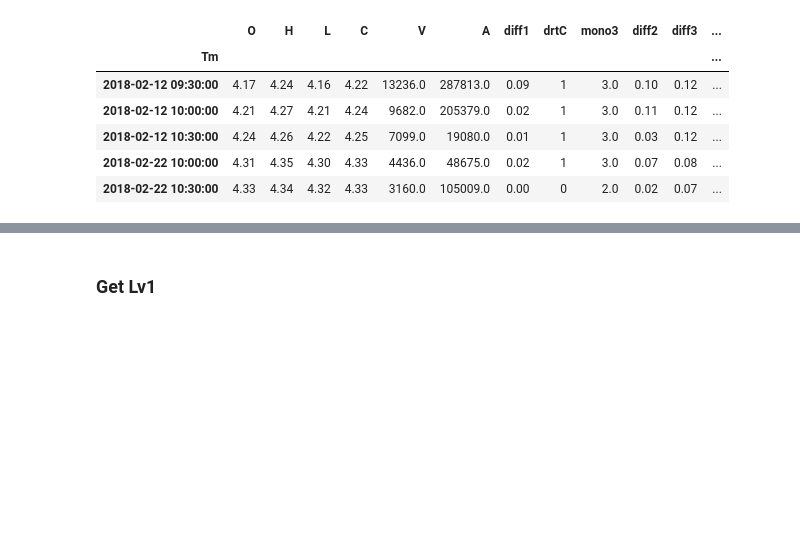
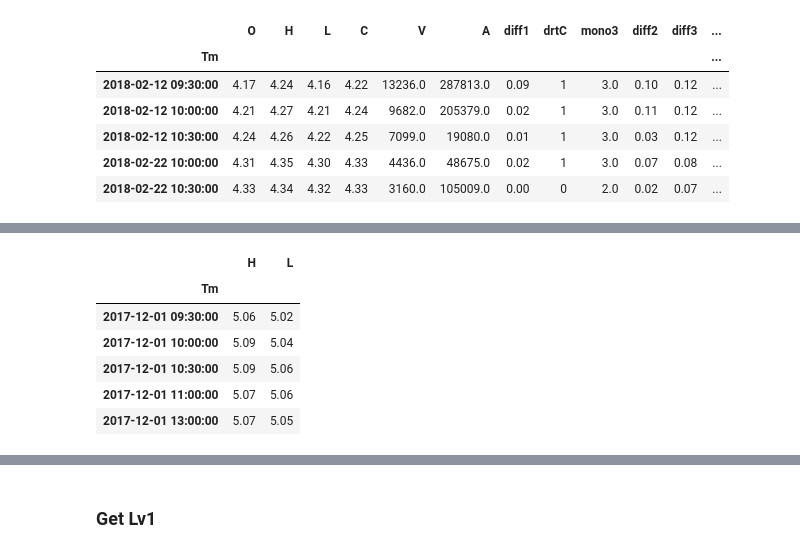
Before and after one commit to Audrey-Zhang/trading, a Jupyter notebook: 00.ipynb, the cells around one changed output, grey strips where cells are left out. Saved outputs shown, nothing was run; the diff lists cells and outputs as text; code cells hidden in the pictures; blank space fills up the shorter version.

```diff
--- a/00.ipynb
+++ b/00.ipynb
@@ -174,0 +152,6 @@ TypeError: 'NoneType' object is not subscriptable
+# %%
+df_std = pd.DataFrame()
+df_std['H'] = df_30['H']
+df_std['L'] = df_30.loc[:,'L']
+#df_std = df_std.merge(df_30.loc[:,['H','L']].shift(), how='left',left_index=True, right_index=True,copy=True)
+#df_std.iloc[0,[2,3]] = (5.10,5.06)
@@ -174,0 +168,10 @@ TypeError: 'NoneType' object is not subscriptable
+# %%
+df_std.head()
+# %% [output]
+|  | H | L |
+| Tm |  |  |
+| 2017-12-01 09:30:00 | 5.06 | 5.02 |
+| 2017-12-01 10:00:00 | 5.09 | 5.04 |
+| 2017-12-01 10:30:00 | 5.09 | 5.06 |
+| 2017-12-01 11:00:00 | 5.07 | 5.06 |
+| 2017-12-01 13:00:00 | 5.07 | 5.05 |
```
Also changed, not shown: parts of 21 cells of this notebook, 1 other file.
